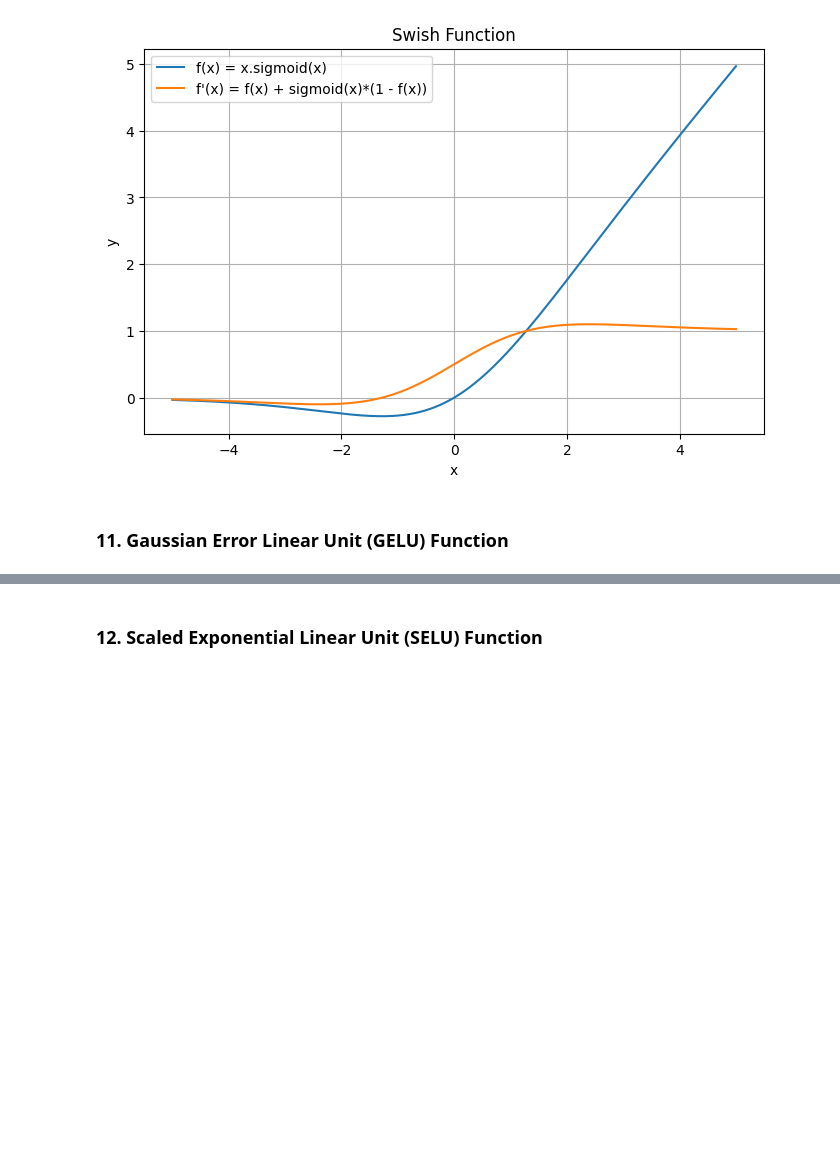
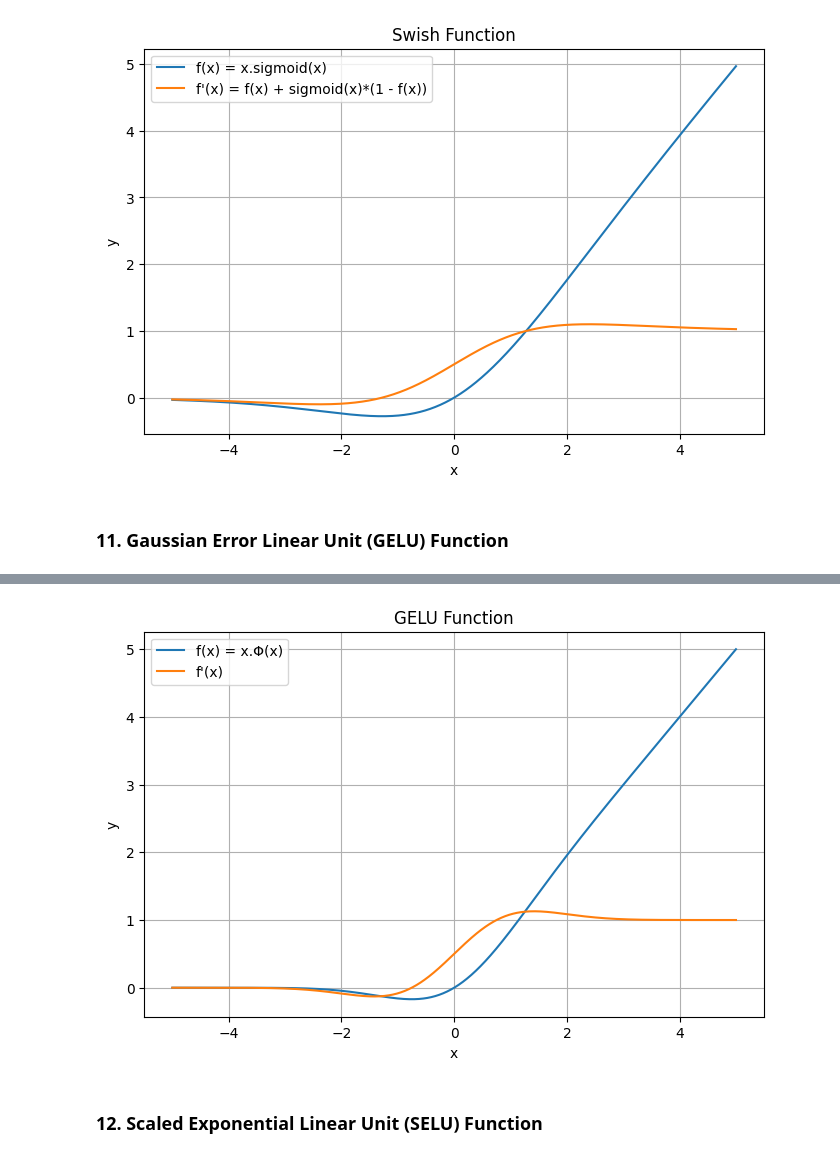
Before and after one commit to ikabrain/UCS761-Deep-Learning-Lab, a Jupyter notebook: DL_assign5.ipynb, the cells around one changed output, grey strips where cells are left out. Cells and saved outputs as stored; diff of their text form; code cells hidden in the pictures; blank space fills up the shorter version.

Commit message:
feat(assign5): implement GELU fn

```diff
--- a/DL_assign5.ipynb
+++ b/DL_assign5.ipynb
@@ -464,2 +481,32 @@ plt.show()
+# %%
+class GELU(Activation):
+    """
+    GELU implemented using tanh approximation.
+    """
+    def forward(self, X):
+        self.X = X
+        c = np.sqrt(2 / np.pi)
+        u = c * (X + 0.044715 * X**3)
+        return (0.5 * X * (1 + np.tanh(u))).astype(np.float32)
+
+    def derivative(self, X=None):
+        if X is None:
+            X = self.X
+        c = np.sqrt(2 / np.pi)
+        u = c * (X + 0.044715 * X**3)
+        tanh_u = np.tanh(u)
+        term1 = 0.5 * (1 + tanh_u)
+        term2 = 0.5 * X * (1 - tanh_u**2) * c * (1 + 3 * 0.044715 * X**2)
+        return (term1 + term2).astype(np.float32)
+
+    def backward(self, dA):
+        return dA * self.derivative()
+# %%
+plt.figure(figsize=(8, 5))
+gelu = GELU()
+gelu.plot(-5, 5, 1000, "GELU Function", "f(x) = x.Φ(x)", "f'(x)")
+plt.show()
+# %% [output]
+[figure, added]
 # %% [markdown]
 ### 12. Scaled Exponential Linear Unit (SELU) Function
```
Also changed, not shown: parts of 1 cell of this notebook.
